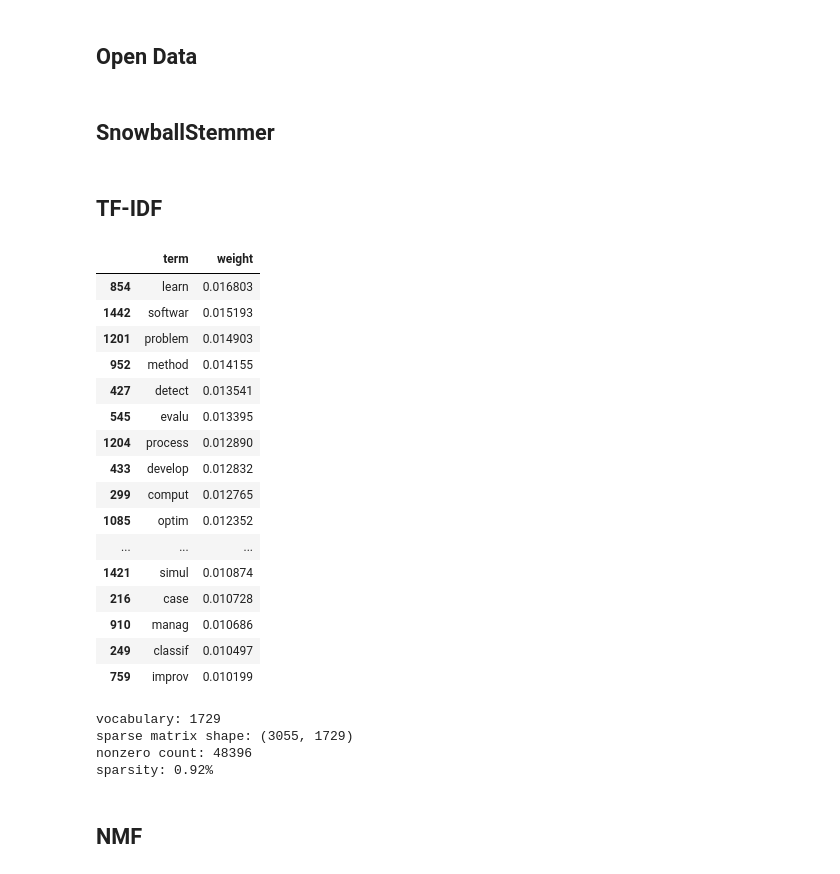
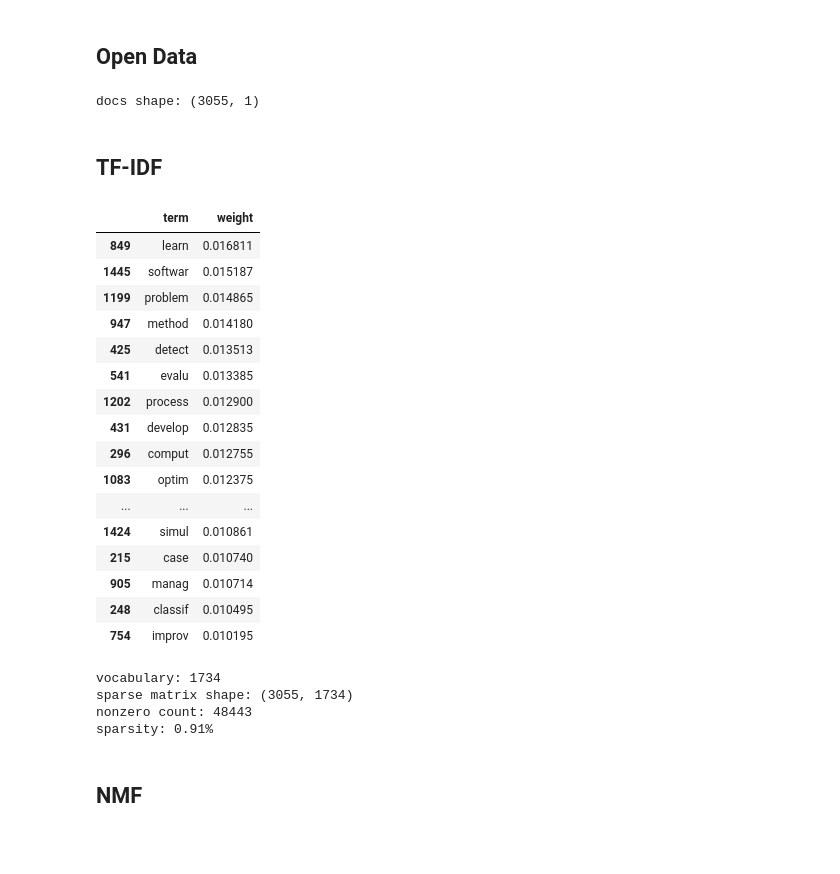
Before and after one commit to ufsj-labPi/cluwords-lattes, a Jupyter notebook: tfidf.ipynb, the cells around one changed output. Cells and saved outputs as stored; diff of their text form; code cells hidden in the pictures; blank space fills up the shorter version.

```diff
--- a/tfidf.ipynb
+++ b/tfidf.ipynb
@@ -17,50 +16,47 @@ select_year = 2017
 # %%
 
 input = './data/%d/preprocess.csv.xz' % select_year
-df = pd.read_csv(input, compression='xz')
-#df.info()
+df = pd.read_csv(input, header=None, compression='xz')
+print('docs shape:', df.shape)
+# %% [output]
+docs shape: (3055, 1)
-# %% [markdown]
-## SnowballStemmer
-# %%
-stemmer = SnowballStemmer("english")
-df['titulo'] = df['titulo'].map(lambda x: ' '.join([stemmer.stem(y) for y in x.split(' ')]))
 # %% [markdown]
 ## TF-IDF
 # %%
 tfidf_vectorizer = TfidfVectorizer(stop_words='english', min_df=.0025, max_df=.1, ngram_range=(1,2))
-tfidf = tfidf_vectorizer.fit_transform(df['titulo'])
+tfidf = tfidf_vectorizer.fit_transform(df[0])
 
 weights = np.asarray(tfidf.mean(axis=0)).ravel().tolist()
 weights_df = pd.DataFrame({'term': tfidf_vectorizer.get_feature_names(), 'weight': weights})
 weights_df.sort_values(by='weight', ascending=False).head(20)
 # %% [output]
 |  | term | weight |
-| 854 | learn | 0.016803 |
-| 1442 | softwar | 0.015193 |
-| 1201 | problem | 0.014903 |
-| 952 | method | 0.014155 |
-| 427 | detect | 0.013541 |
-| 545 | evalu | 0.013395 |
-| 1204 | process | 0.012890 |
-| 433 | develop | 0.012832 |
-| 299 | comput | 0.012765 |
-| 1085 | optim | 0.012352 |
+| 849 | learn | 0.016811 |
+| 1445 | softwar | 0.015187 |
+| 1199 | problem | 0.014865 |
+| 947 | method | 0.014180 |
+| 425 | detect | 0.013513 |
+| 541 | evalu | 0.013385 |
+| 1202 | process | 0.012900 |
+| 431 | develop | 0.012835 |
+| 296 | comput | 0.012755 |
+| 1083 | optim | 0.012375 |
 | ... | ... | ... |
-| 1421 | simul | 0.010874 |
-| 216 | case | 0.010728 |
-| 910 | manag | 0.010686 |
-| 249 | classif | 0.010497 |
-| 759 | improv | 0.010199 |
+| 1424 | simul | 0.010861 |
+| 215 | case | 0.010740 |
+| 905 | manag | 0.010714 |
+| 248 | classif | 0.010495 |
+| 754 | improv | 0.010195 |
 # %%
 print('vocabulary:', len(tfidf_vectorizer.vocabulary_))
 print('sparse matrix shape:', tfidf.shape)
 print('nonzero count:', tfidf.nnz)
 print('sparsity: %.2f%%' % (100.0 * tfidf.nnz / (tfidf.shape[0] * tfidf.shape[1])))
 # %% [output]
-vocabulary: 1729
-sparse matrix shape: (3055, 1729)
-nonzero count: 48396
-sparsity: 0.92%
+vocabulary: 1734
+sparse matrix shape: (3055, 1734)
+nonzero count: 48443
+sparsity: 0.91%
 # %% [markdown]
 ## NMF
 # %%
```
Also changed, not shown: parts of 4 cells of this notebook, 4 other files.
